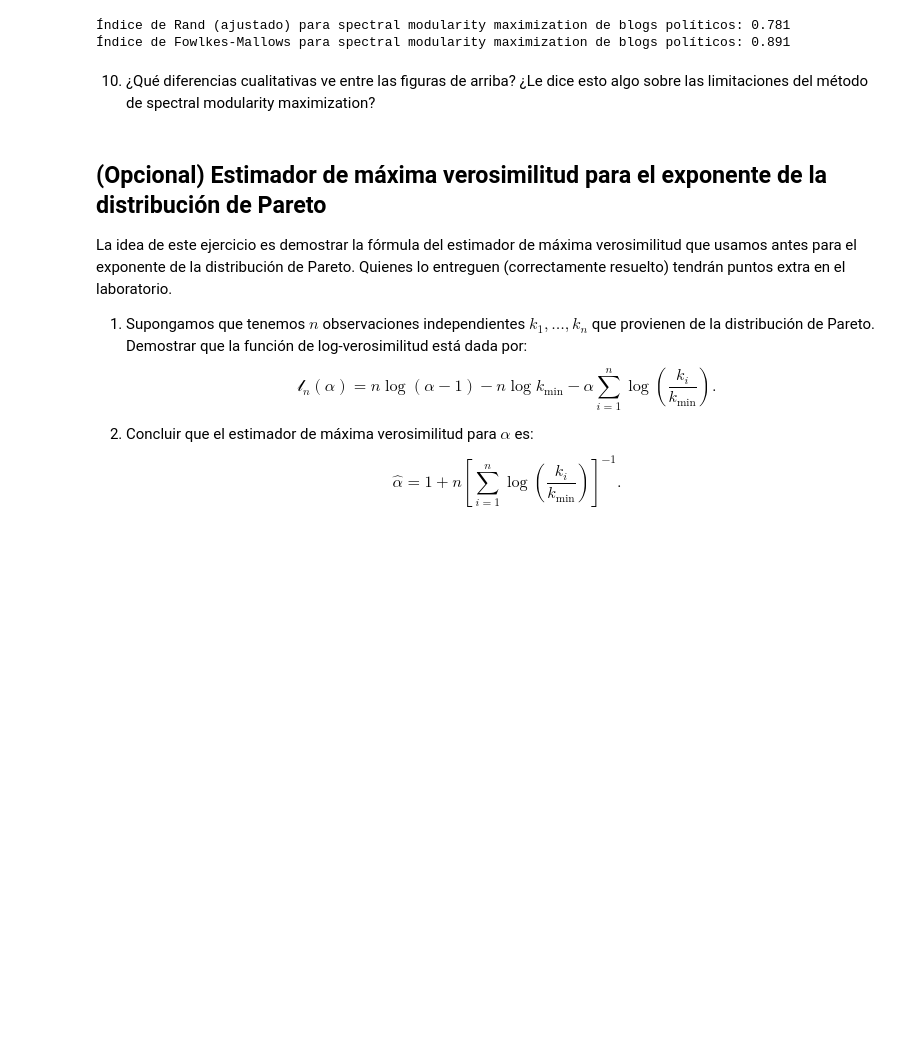
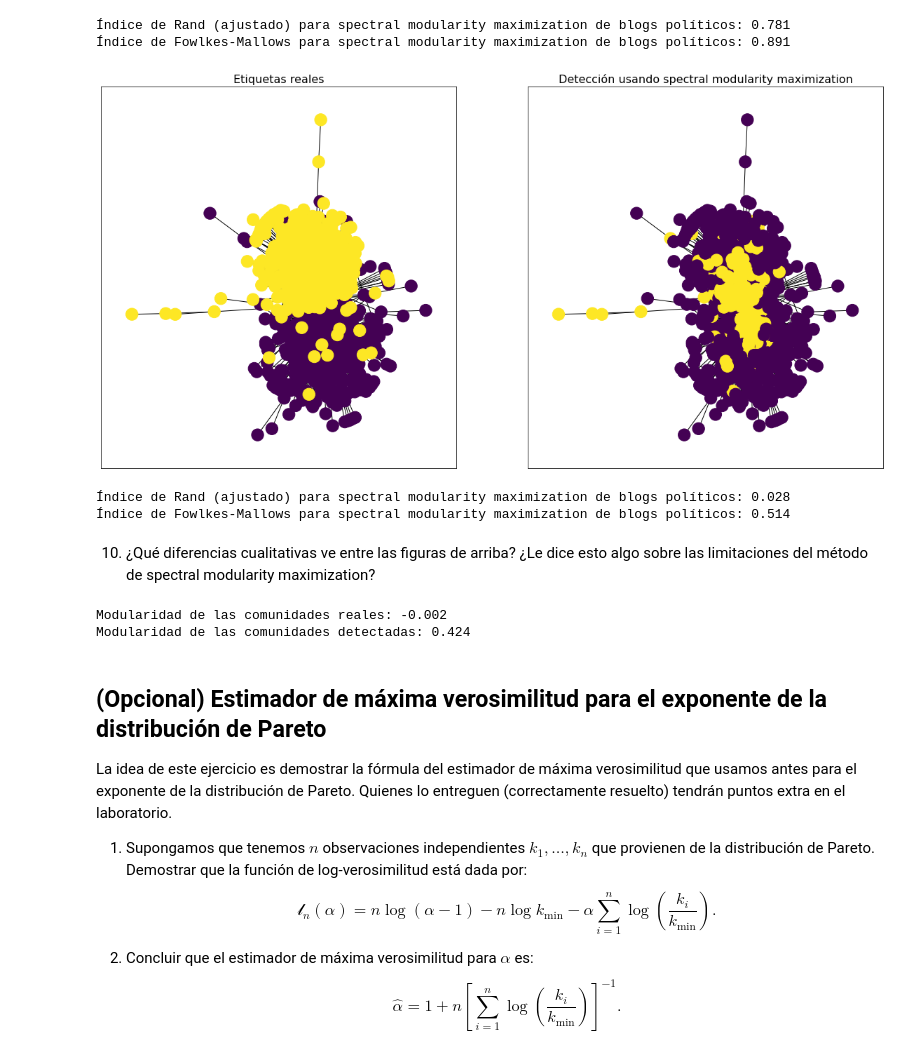
Before and after one commit to j-oflaherty/AA-grafos, a Jupyter notebook: lab2/Lab2_AAG2025.ipynb, the cells around one changed output. Drawn from its saved outputs; the diff is of its cells as text; code cells hidden in the pictures; blank space fills up the shorter version.

Commit message:
Blogs politicos

```diff
--- a/lab2/Lab2_AAG2025.ipynb
+++ b/lab2/Lab2_AAG2025.ipynb
@@ -777,8 +784,55 @@ print(f"Índice de Fowlkes-Mallows para spectral modularity maximization de blog
 # %% [output]
 Índice de Rand (ajustado) para spectral modularity maximization de blogs políticos: 0.781
 Índice de Fowlkes-Mallows para spectral modularity maximization de blogs políticos: 0.891
+# %%
+# Hago detección de comunidades usando implementación de spectral modularity
+# maximization
+n = G_lcc.number_of_nodes() // 2
+mod_max_blogs = spectral_partitioning(G_lcc,n, 0)
+# Paso etiquetas de la partición a un orden coherente con el del ground truth
+mod_max_blogs = remap_labels(G_lcc_labels,mod_max_blogs)
+
+# Dibujo comunidades reales y comunidades detectadas
+plt.figure(figsize=(20,10))
+ax1 = plt.subplot(1,2,1)
+_= ax1.set_title('Etiquetas reales',fontsize = 16)
+nx.draw_networkx(G_lcc,node_color=G_lcc_labels,pos=G_lcc_pos,with_labels=False,ax=ax1)
+ax2 = plt.subplot(1,2,2)
+nx.draw_networkx(G_lcc,node_color=mod_max_blogs,pos=G_lcc_pos,with_labels=False,ax=ax2)
+_= ax2.set_title('Detección usando spectral modularity maximization',fontsize = 16)
+# %% [output]
+[figure, added]
+# %%
+rand_score_blogs = adjusted_rand_score(G_lcc_labels, mod_max_blogs)
+mallows_score_blogs = fowlkes_mallows_score(G_lcc_labels,mod_max_blogs)
+print(f"Índice de Rand (ajustado) para spectral modularity maximization de blogs políticos: {rand_score_blogs:.3f}")
+print(f"Índice de Fowlkes-Mallows para spectral modularity maximization de blogs políticos: {mallows_score_blogs:.3f}")
+# %% [output]
+Índice de Rand (ajustado) para spectral modularity maximization de blogs políticos: 0.028
+Índice de Fowlkes-Mallows para spectral modularity maximization de blogs políticos: 0.514
 # %% [markdown]
 10. ¿Qué diferencias cualitativas ve entre las figuras de arriba? ¿Le dice esto algo sobre las limitaciones del método de spectral modularity maximization?
+# %%
+def labels_to_communities(G, labels):
+    """Convierte etiquetas de nodos a listas de conjuntos de comunidades"""
+    communities = {}
+    for node, label in zip(G.nodes(), labels):
+        if label not in communities:
+            communities[label] = set()
+        communities[label].add(node)
+    return list(communities.values())
+
+real_communities = labels_to_communities(G_lcc, G_lcc_labels)
+modularity_real = nx.algorithms.community.modularity(G_lcc, real_communities)
+
+detected_communities = labels_to_communities(G_lcc, mod_max_blogs)
+modularity_detected = nx.algorithms.community.modularity(G_lcc, detected_communities)
+
+print(f"Modularidad de las comunidades reales: {modularity_real:.3f}")
+print(f"Modularidad de las comunidades detectadas: {modularity_detected:.3f}")
+# %% [output]
+Modularidad de las comunidades reales: -0.002
+Modularidad de las comunidades detectadas: 0.424
 # %% [markdown]
 ## (Opcional) Estimador de máxima verosimilitud para el exponente de la distribución de Pareto
 
```
Also changed, not shown: parts of 3 cells of this notebook, 3 other files.
